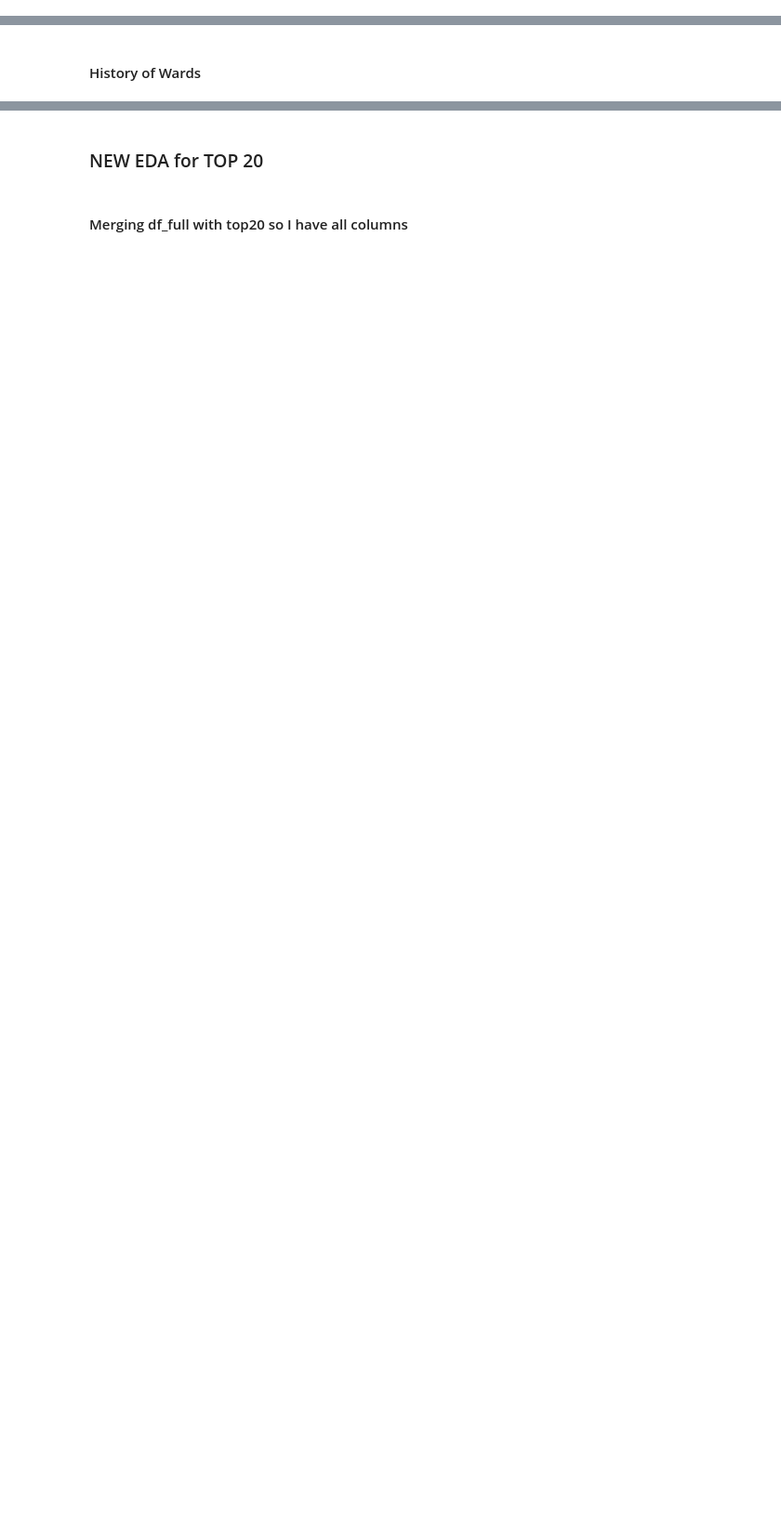
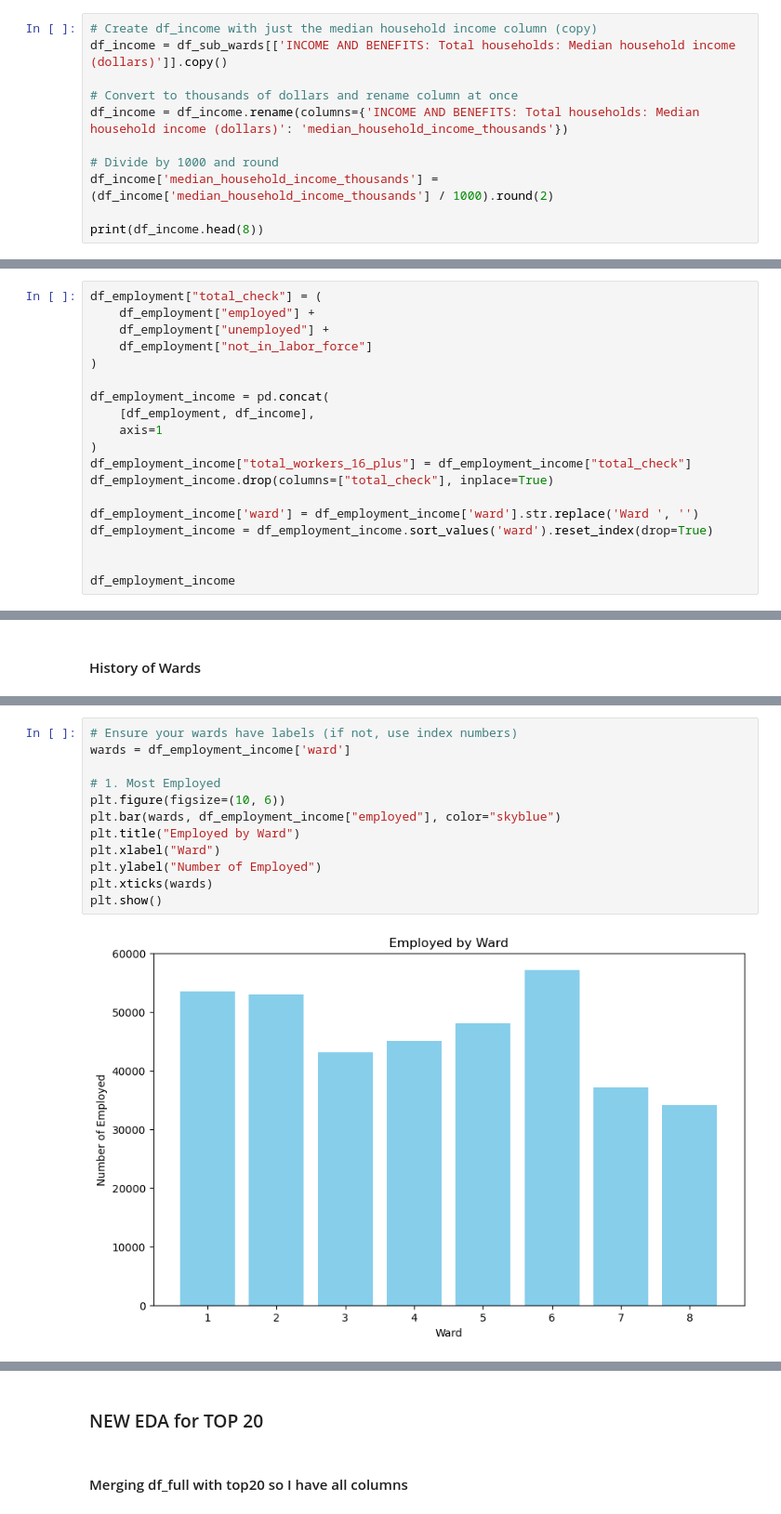
Before and after one commit to marcosmicozzi/my_code, a Jupyter notebook: m1p03_full.ipynb, the cells around one changed output, grey strips where cells are left out. Shown at 93% size. Cells and saved outputs as stored; diff of their text form; blank space fills up the shorter version.

```diff
--- a/m1p03_full.ipynb
+++ b/m1p03_full.ipynb
@@ -949,0 +1272,11 @@ memory usage: 7.3+ KB
+# %%
+# Create df_income with just the median household income column (copy)
+df_income = df_sub_wards[['INCOME AND BENEFITS: Total households: Median household income (dollars)']].copy()
+
+# Convert to thousands of dollars and rename column at once
+df_income = df_income.rename(columns={'INCOME AND BENEFITS: Total households: Median household income (dollars)': 'median_household_income_thousands'})
+
+# Divide by 1000 and round
+df_income['median_household_income_thousands'] = (df_income['median_household_income_thousands'] / 1000).round(2)
+
+print(df_income.head(8))
@@ -949,0 +1348,19 @@ memory usage: 7.3+ KB
+# %%
+df_employment["total_check"] = (
+    df_employment["employed"] +
+    df_employment["unemployed"] +
+    df_employment["not_in_labor_force"]
+)
+
+df_employment_income = pd.concat(
+    [df_employment, df_income],
+    axis=1
+)
+df_employment_income["total_workers_16_plus"] = df_employment_income["total_check"]
+df_employment_income.drop(columns=["total_check"], inplace=True)
+
+df_employment_income['ward'] = df_employment_income['ward'].str.replace('Ward ', '')
+df_employment_income = df_employment_income.sort_values('ward').reset_index(drop=True)
+
+
+df_employment_income
@@ -951,0 +1383,14 @@ memory usage: 7.3+ KB
+# %%
+# Ensure your wards have labels (if not, use index numbers)
+wards = df_employment_income['ward']
+
+# 1. Most Employed
+plt.figure(figsize=(10, 6))
+plt.bar(wards, df_employment_income["employed"], color="skyblue")
+plt.title("Employed by Ward")
+plt.xlabel("Ward")
+plt.ylabel("Number of Employed")
+plt.xticks(wards)
+plt.show()
+# %% [output]
+[figure, added]
```
Also changed, not shown: parts of 42 cells of this notebook.
